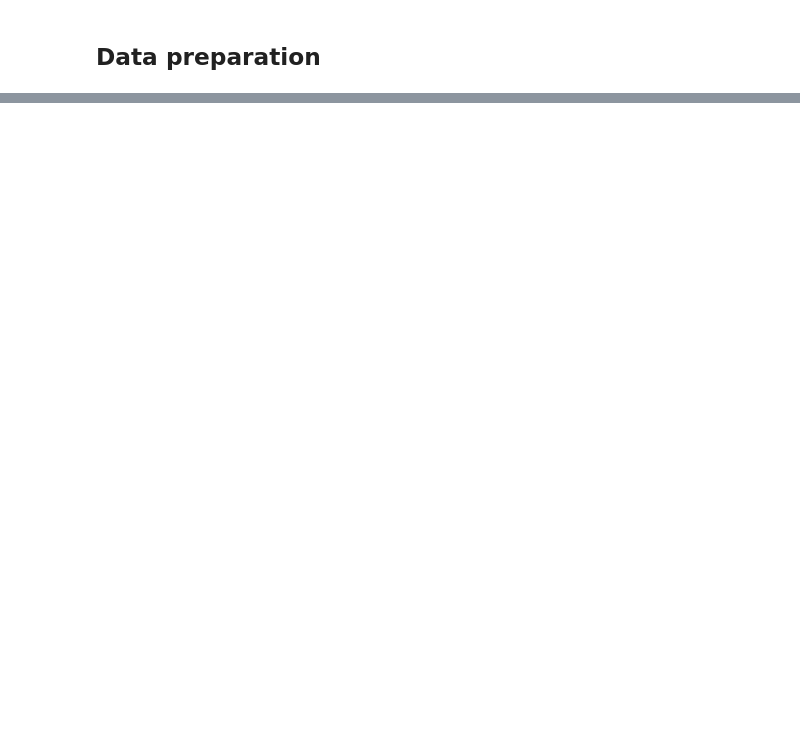
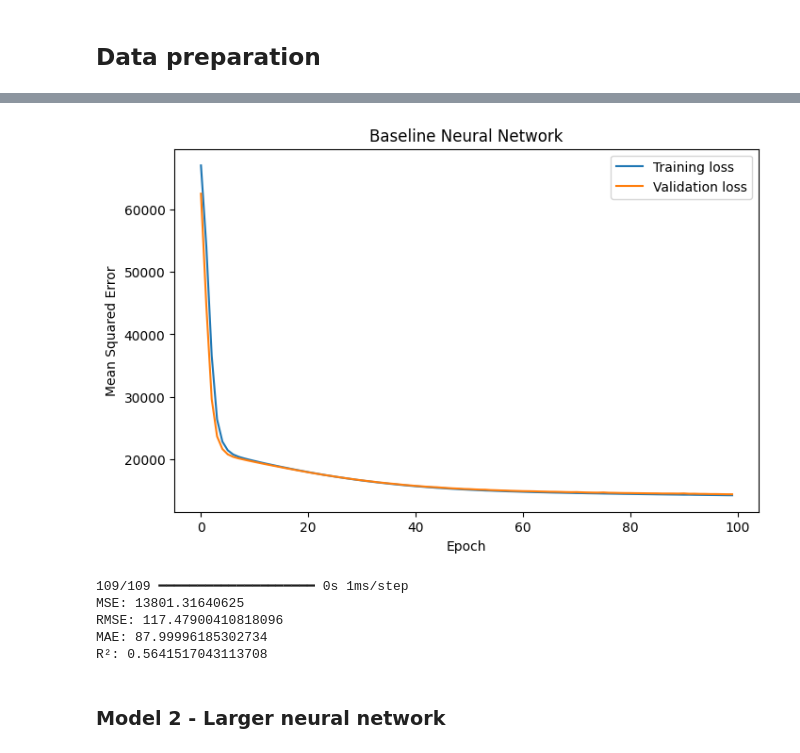
Before and after one commit to mariacastrom00/AI_exercises_MJCM, a Jupyter notebook: assignment4_MJCM_AH2179.ipynb, the cells around one changed output, grey strips where cells are left out. Saved outputs shown, nothing was run; the diff lists cells and outputs as text; code cells hidden in the pictures; blank space fills up the shorter version.

```diff
--- a/assignment4_MJCM_AH2179.ipynb
+++ b/assignment4_MJCM_AH2179.ipynb
@@ -296,0 +62,6 @@ Provide a reflection on the dimensionality reduction results obtained using PCA
+# %%
+url = 'https://raw.githubusercontent.com/zhenliangma/Applied-AI-in-Transportation/master/Exercise_2_regression_model/Exercise2BikeSharing.csv'
+
+df = pd.read_csv(url)
+
+df.head(10)
@@ -296,0 +262,8 @@ Provide a reflection on the dimensionality reduction results obtained using PCA
+# %%
+# Compiling
+baseline_model = Sequential([
+    Dense(32,
+        activation='relu',
+        input_shape=(X_train_scaled.shape[1],)), Dense(1)])
+
+baseline_model.summary()
@@ -296,0 +282,14 @@ Provide a reflection on the dimensionality reduction results obtained using PCA
+# %%
+# Training
+baseline_model.compile(
+    optimizer='adam',
+    loss='mse',
+    metrics=['mae'])
+# %%
+history_baseline = baseline_model.fit(
+    X_train_scaled,
+    y_train,
+    validation_split=0.2,
+    epochs=100,
+    batch_size=32,
+    verbose=1)
@@ -296,0 +314,41 @@ Provide a reflection on the dimensionality reduction results obtained using PCA
+# %%
+# MODEL 1
+# Plot of learning curves
+plt.figure(figsize=(8,5))
+
+plt.plot(history_baseline.history['loss'], label='Training loss')
+
+plt.plot(history_baseline.history['val_loss'], label='Validation loss')
+
+plt.xlabel('Epoch')
+plt.ylabel('Mean Squared Error')
+plt.title('Baseline Neural Network')
+plt.legend()
+
+plt.show()
+# %% [output]
+[figure, added]
+# %%
+# Evaluation of model 1
+from sklearn.metrics import mean_squared_error, mean_absolute_error, r2_score
+import numpy as np
+
+y_pred_baseline = baseline_model.predict(X_test_scaled).flatten()
+
+mse_baseline = mean_squared_error(y_test, y_pred_baseline)
+rmse_baseline = np.sqrt(mse_baseline)
+mae_baseline = mean_absolute_error(y_test, y_pred_baseline)
+r2_baseline = r2_score(y_test, y_pred_baseline)
+
+print("MSE:", mse_baseline)
+print("RMSE:", rmse_baseline)
+print("MAE:", mae_baseline)
+print("R²:", r2_baseline)
+# %% [output]
+109/109 ━━━━━━━━━━━━━━━━━━━━ 0s 1ms/step
+MSE: 13801.31640625
+RMSE: 117.47900410818096
+MAE: 87.99996185302734
+R²: 0.5641517043113708
+# %% [markdown]
+### Model 2 - Larger neural network
```
Also changed, not shown: parts of 80 cells of this notebook.
